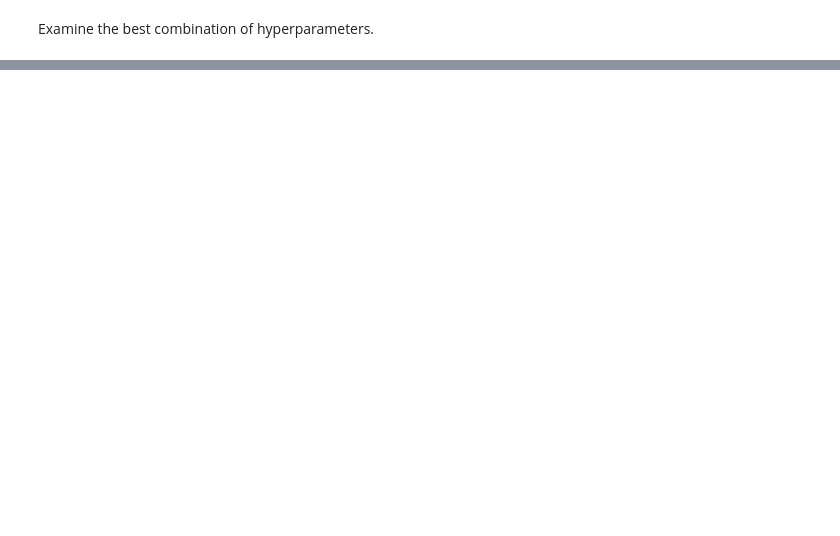
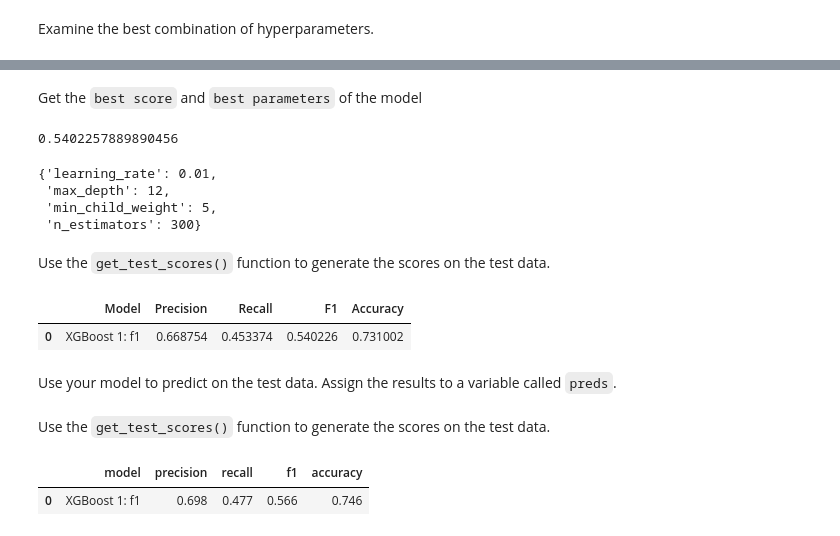
Before and after one commit to farahdahir/Automatidata, a Jupyter notebook: automatidata.ipynb, the cells around one changed output, grey strips where cells are left out. Saved outputs shown, nothing was run; the diff lists cells and outputs as text; code cells hidden in the pictures; blank space fills up the shorter version.

```diff
--- a/automatidata.ipynb
+++ b/automatidata.ipynb
@@ -1170,0 +1373,16 @@ Create a function to output all of the scores of your model.
+# %%
+# XGBoost classifier
+xgb = XGBClassifier(objective='binary:logistic', random_state=42)
+
+# Hyperparameters to tune
+cv_params = {'max_depth': [8,12],
+             'min_child_weight': [3, 5],
+             'learning_rate': [0.01, 0.1],
+             'n_estimators': [300]
+             }
+
+# Scoring metrics to capture
+scoring = {'accuracy', 'precision', 'recall', 'f1'}
+
+# GridSearchCV object
+xgb_cv1 = GridSearchCV(xgb, cv_params, scoring=scoring, cv=4, refit='f1')
@@ -1170,0 +1423,30 @@ Create a function to output all of the scores of your model.
+# %%
+# Read the model from the Pickled file
+with open('data/xgb_cv1.pickle', 'rb') as to_read:
+    xgb_cv1 = pickle.load(to_read)
+# %% [markdown]
+Get the `best score` and `best parameters` of the model
+# %%
+#Examine best score
+xgb_cv1.best_score_
+# %% [output]
+0.5402257889890456
+# %%
+# Examine best parameters
+xgb_cv1.best_params_
+# %% [output]
+{'learning_rate': 0.01,
+ 'max_depth': 12,
+ 'min_child_weight': 5,
+ 'n_estimators': 300}
+# %% [markdown]
+Use the `get_test_scores()` function to generate the scores on the test data.
+# %%
+# Call 'make_results()' on the GridSearch object
+results = make_results('XGBoost 1: f1', xgb_cv1, 'f1')
+results
+# %% [output]
+|  | Model | Precision | Recall | F1 | Accuracy |
+| 0 | XGBoost 1: f1 | 0.668754 | 0.453374 | 0.540226 | 0.731002 |
+# %% [markdown]
+Use your model to predict on the test data. Assign the results to a variable called `preds`.
@@ -1170,0 +1456,9 @@ Create a function to output all of the scores of your model.
+# %% [markdown]
+Use the `get_test_scores()` function to generate the scores on the test data.
+# %%
+# Get scores on test data
+xgb_cv_test_scores = get_test_scores('XGBoost 1: f1', preds, y_test)
+xgb_cv_test_scores
+# %% [output]
+|  | model | precision | recall | f1 | accuracy |
+| 0 | XGBoost 1: f1 | 0.698 | 0.477 | 0.566 | 0.746 |
```
Also changed, not shown: parts of 50 cells of this notebook, 3 other files.
